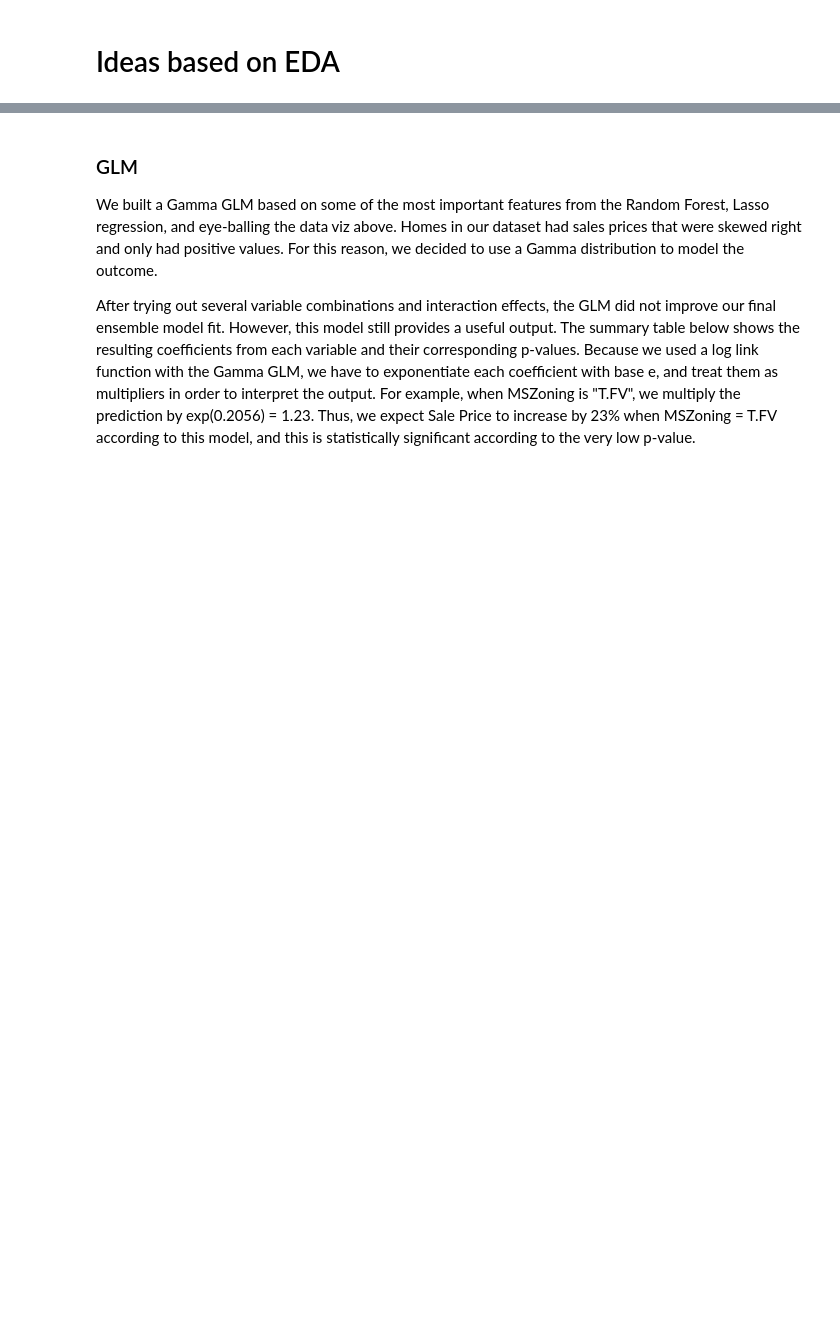
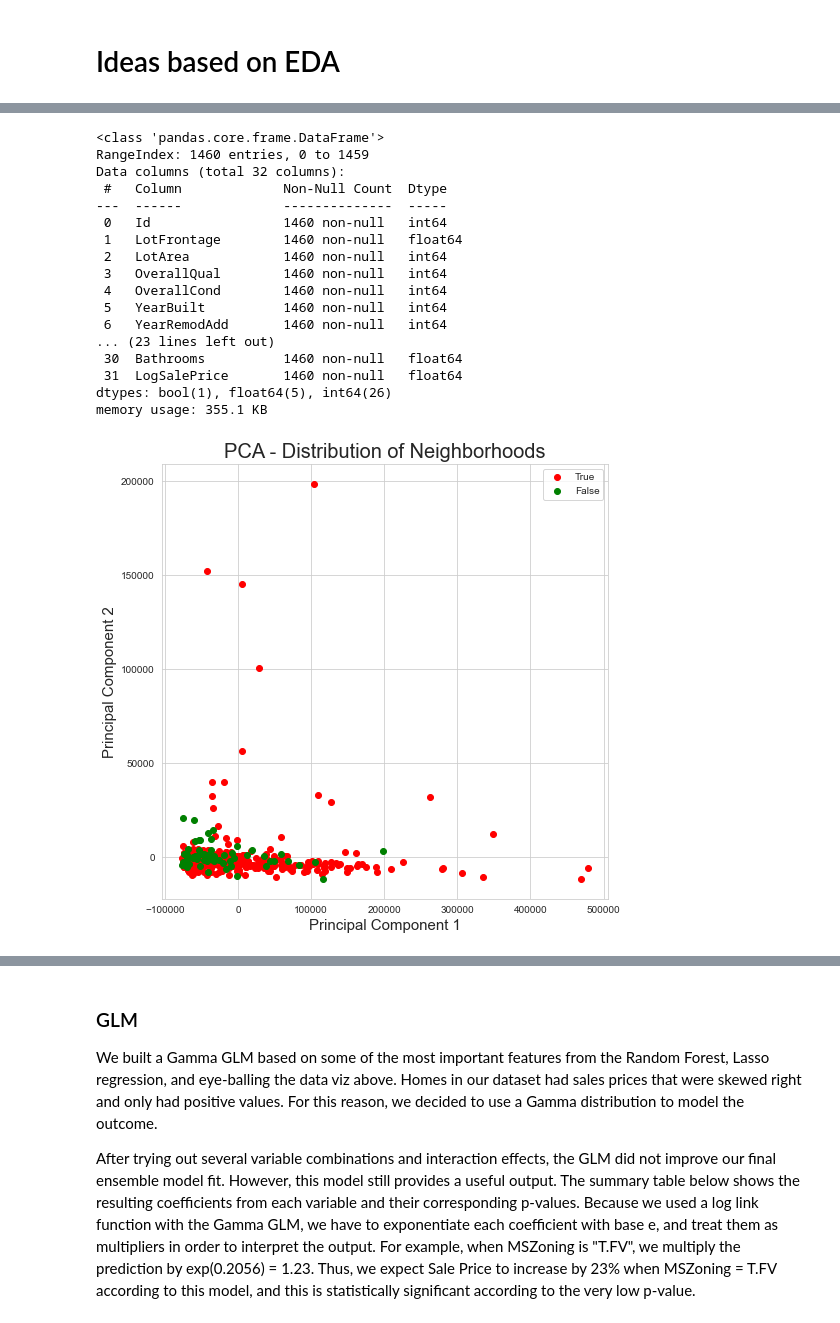
Before and after one commit to trevor-johnson1/w207_finalproject, a Jupyter notebook: final_report/final_report.ipynb, the cells around one changed output, grey strips where cells are left out. Drawn from its saved outputs; the diff is of its cells as text; code cells hidden in the pictures; blank space fills up the shorter version.

```diff
--- a/final_report/final_report.ipynb
+++ b/final_report/final_report.ipynb
@@ -361,0 +368,56 @@ print("")
+# %%
+from sklearn.decomposition import PCA
+from random import randint
+train_2 = standard_feature_eng(na_clean(train))
+for i in train_2:
+    if train_2[i].dtype=='object':
+        train_2 = train_2.drop(i,axis=1)
+train_2.info()
+train_2 = train_2[(train_2['Total_Inside_Area']<8.2) | (train_2['SalePrice']>200000)]
+train_3 = standard_feature_eng(na_clean(train))
+train_3 = train_3[(train_3['Total_Inside_Area']<8.2) | (train_3['SalePrice']>200000)]
+pca = PCA(n_components=2)
+two_dimension_components = pca.fit_transform(train_2)
+#print(two_dimension_components.components_)
+pca_temp = np.column_stack((two_dimension_components,train_3['Neighborhood']))
+pca_df = pd.DataFrame(data = pca_temp, columns =["pc1", "pc2", "Neighborhood"])
+fig = plt.figure(figsize = (8,8))
+ax = fig.add_subplot(1,1,1)
+ax.set_xlabel('Principal Component 1', fontsize = 15)
+ax.set_ylabel('Principal Component 2', fontsize = 15)
+ax.set_title('PCA - Distribution of Neighborhoods', fontsize = 20)
+#Expensive_neighborhoods = ['Somerst', 'Blmngtn', 'BrDale', 'NridgHt', 'StoneBr', 'MeadowV']
+Expensive_neighborhoods = ['NoRidge', 'StoneBr', 'NridgHt','Timber','Veenker','Somerst', 'ClearCr','CollgCr','Blmngtn','Gilbert','NWAmes', 'SawyerW']
+pca_df['Expensive_neighborhood'] = pca_df['Neighborhood'].apply(lambda x: any([k in x for k in Expensive_neighborhoods]))
+temp_axis = [pca_df['Expensive_neighborhood'].unique()]
+targets = temp_axis[0]
+colors = ['r','g']
+for target, color in zip(targets,colors):
+    # assign a color to each observation based on its outcome
+    indicesToKeep = pca_df['Expensive_neighborhood'] == target
+    # scatter with pca1 assigned to x-axis, pca2 assigned to y axis
+    # color set based on assignment which was specified earlier.
+    ax.scatter(pca_df.loc[indicesToKeep, 'pc1']
+            , pca_df.loc[indicesToKeep, 'pc2']
+            , c = color)
+ax.legend(targets)
+ax.grid()
+# %% [output]
+<class 'pandas.core.frame.DataFrame'>
+RangeIndex: 1460 entries, 0 to 1459
+Data columns (total 32 columns):
+ #   Column             Non-Null Count  Dtype
+---  ------             --------------  -----
+ 0   Id                 1460 non-null   int64
+ 1   LotFrontage        1460 non-null   float64
+ 2   LotArea            1460 non-null   int64
+ 3   OverallQual        1460 non-null   int64
+ 4   OverallCond        1460 non-null   int64
+ 5   YearBuilt          1460 non-null   int64
+ 6   YearRemodAdd       1460 non-null   int64
+... (23 lines left out)
+ 30  Bathrooms          1460 non-null   float64
+ 31  LogSalePrice       1460 non-null   float64
+dtypes: bool(1), float64(5), int64(26)
+memory usage: 355.1 KB
+[figure, added]
```
Also changed, not shown: parts of 3 cells of this notebook.
